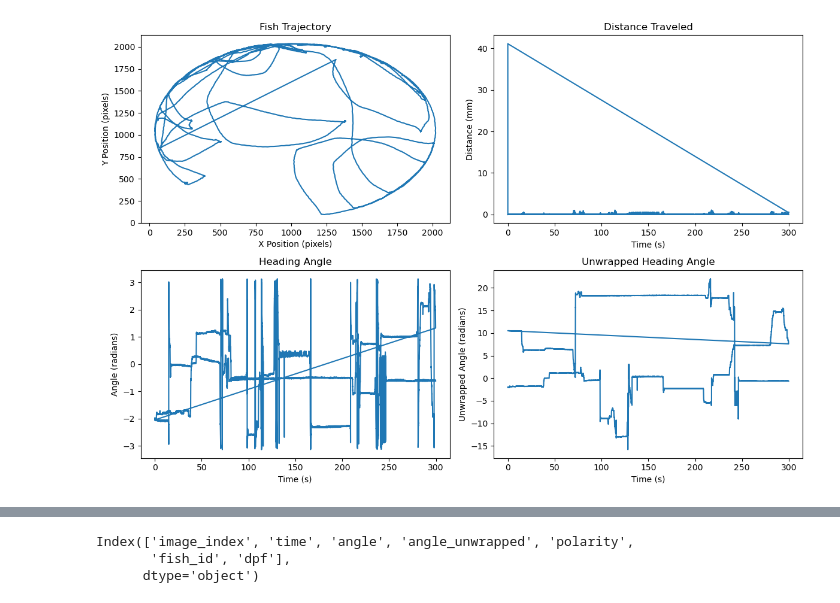
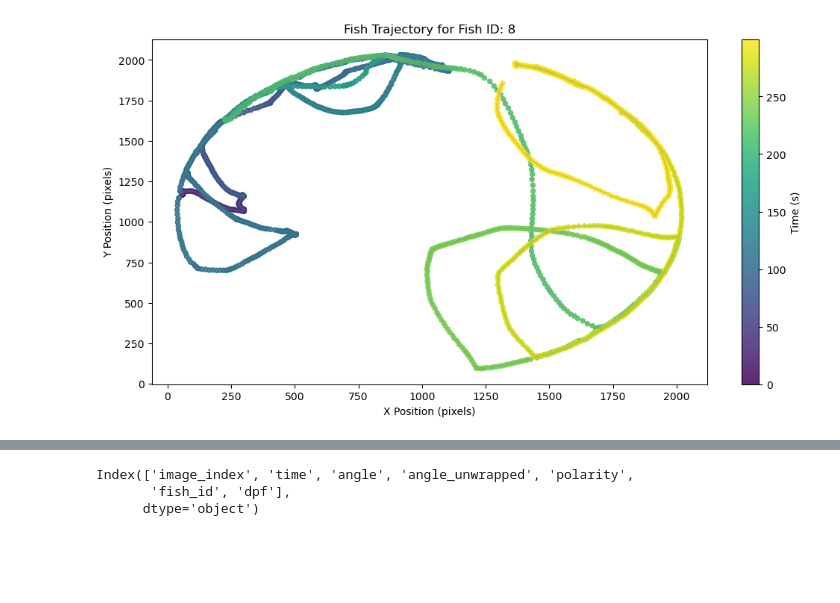
Before and after one commit to SaiAyachit/Stochastic_Modelling, a Jupyter notebook: data_prep.ipynb, the cells around one changed output, grey strips where cells are left out. Cells and saved outputs as stored; diff of their text form; code cells hidden in the pictures; blank space fills up the shorter version.

Commit message:
modified plots in data_prep.ipynb

```diff
--- a/data_prep.ipynb
+++ b/data_prep.ipynb
@@ -119,45 +116,70 @@ for stim, df in stim_dataframes.items():
    if not df.empty:
        df.to_csv(f'{stim.name.lower()}_data.csv', index=False)
 # %%
+# Load the data
 bright_df = pd.read_csv(r'.\bright_data.csv')
+
 # Preprocessing
 bright_df['relative_time'] = get_relative_time(bright_df)
 bright_df['relative_index'] = get_relative_index(bright_df)
 bright_df['distance'] = get_distance(bright_df)
 bright_df['angle'], bright_df['unwrapped_angle'] = get_heading_angle(bright_df)
 
-# Trajectory Visualization
-plt.figure(figsize=(12, 8))
+# Group by fish_id and plot separately for each fish
+grouped_bright = bright_df.groupby('fish_id')
+custom_cmap = plt.cm.get_cmap('viridis')
 
-# Trajectory plot
-plt.subplot(2, 2, 1)
-plt.plot(bright_df['centroid_x'], bright_df['centroid_y'])
-plt.title('Fish Trajectory')
-plt.xlabel('X Position (pixels)')
-plt.ylabel('Y Position (pixels)')
+for fish_id, group in grouped_bright:
+    # Trajectory plot
+    plt.figure(figsize=(12, 6))
+    plt.scatter(
+        group['centroid_x'],
+        group['centroid_y'],
+        c=group['relative_time'],
+        cmap=custom_cmap,
+        s=20,  # Smaller point size
+        alpha=0.85  # Slight transparency
+    )
+    plt.colorbar(label='Time (s)')
+    plt.title(f'Fish Trajectory for Fish ID: {fish_id}')
+    plt.xlabel('X Position (pixels)')
+    plt.ylabel('Y Position (pixels)')
 
-# Distance over time
-plt.subplot(2, 2, 2)
-plt.plot(bright_df['relative_time'], bright_df['distance'])
-plt.title('Distance Traveled')
-plt.xlabel('Time (s)')
-plt.ylabel('Distance (mm)')
+    # Optional: Add a line plot underneath the scatter to show path
+    plt.plot(
+        group['centroid_x'],
+        group['centroid_y'],
+        color='gray',
+        linewidth=1.5,
+        alpha=0.3
+    )
+    plt.show()
 
-# Heading angle over time
-plt.subplot(2, 2, 3)
-plt.plot(bright_df['relative_time'], bright_df['angle'])
-plt.title('Heading Angle')
-plt.xlabel('Time (s)')
-plt.ylabel('Angle (radians)')
+    # Distance plot
+    plt.figure()
+    plt.plot(group['relative_time'], group['distance'], label='Distance')
+    plt.title(f'Distance for Fish ID: {fish_id}')
+    plt.xlabel('Relative Time')
+    plt.ylabel('Distance')
+    plt.legend()
+    plt.show()
 
-# Unwrapped angle over time
-plt.subplot(2, 2, 4)
-plt.plot(bright_df['relative_time'], bright_df['unwrapped_angle'])
-plt.title('Unwrapped Heading Angle')
-plt.xlabel('Time (s)')
-plt.ylabel('Unwrapped Angle (radians)')
+    # Angle plot
+    plt.figure()
+    plt.plot(group['relative_time'], group['angle'], label='Angle')
+    plt.title(f'Angle for Fish ID: {fish_id}')
+    plt.xlabel('Relative Time')
+    plt.ylabel('Angle')
+    plt.legend()
+    plt.show()
 
-plt.tight_layout()
-plt.show()
+    # Unwrapped angle plot
+    plt.figure()
+    plt.plot(group['relative_time'], group['unwrapped_angle'], label='Unwrapped Angle')
+    plt.title(f'Unwrapped Angle for Fish ID: {fish_id}')
+    plt.xlabel('Relative Time')
+    plt.ylabel('Unwrapped Angle')
+    plt.legend()
+    plt.show()
 # %% [output]
-[figure, old version]
+[figure, new version]
```
Also changed, not shown: parts of 7 cells of this notebook.
